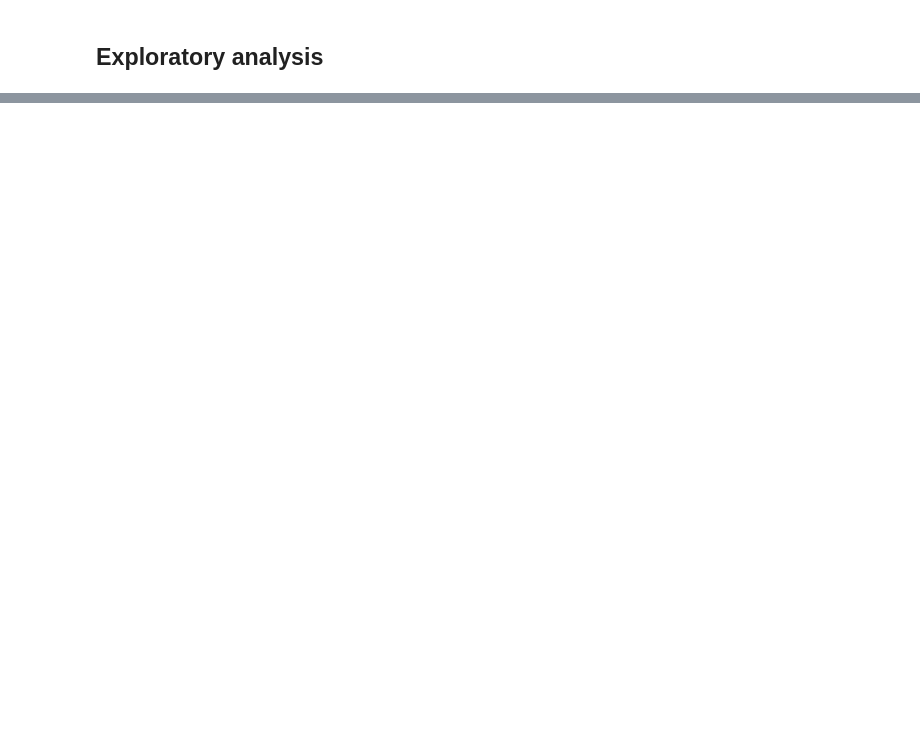
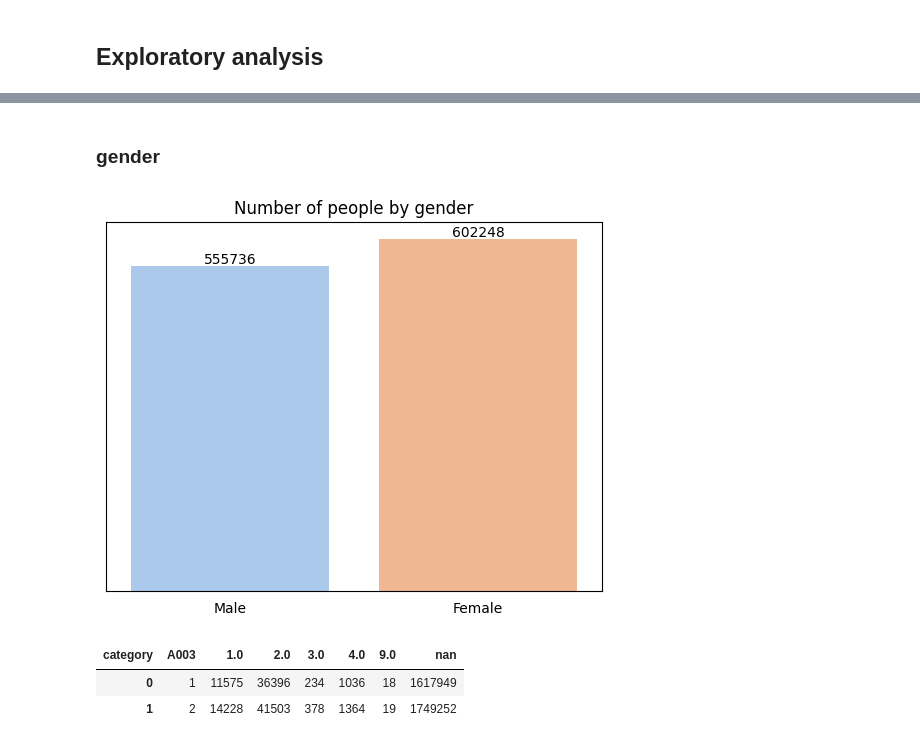
Before and after one commit to pathilink/HospAEinstein_test, a Jupyter notebook: notebook/pnad_eda.ipynb, the cells around one changed output, grey strips where cells are left out. Drawn from its saved outputs; the diff is of its cells as text; code cells hidden in the pictures; blank space fills up the shorter version.

```diff
--- a/notebook/pnad_eda.ipynb
+++ b/notebook/pnad_eda.ipynb
@@ -232,0 +293,34 @@ result_df.sample(5)
+# %% [markdown]
+### gender
+# %%
+ax = sns.countplot(data=result_df, x='A003', hue='A003', palette='pastel')
+
+# labels
+for container in ax.containers:
+    ax.bar_label(container, label_type='edge', fontsize=10)
+
+# adjust
+plt.title('Number of people by gender')
+ax.set(yticklabels=[])
+ax.set(ylabel=None)
+ax.set(xlabel=None)
+ax.tick_params(left=False)
+ax.tick_params(bottom=False)
+
+ax.set_xticks([0, 1])
+ax.set_xticklabels(['Male', 'Female'])
+
+plt.show()
+# %% [output]
+[figure, added]
+# %%
+gender_g = result_df \
+    .melt(id_vars='A003', value_vars=['B009B', 'B009D', 'B009F'], var_name='source', value_name='category') \
+    .groupby(['A003', 'category']).size().unstack(fill_value=0) \
+    .reset_index()
+
+gender_g
+# %% [output]
+| category | A003 | 1.0 | 2.0 | 3.0 | 4.0 | 9.0 | nan |
+| 0 | 1 | 11575 | 36396 | 234 | 1036 | 18 | 1617949 |
+| 1 | 2 | 14228 | 41503 | 378 | 1364 | 19 | 1749252 |
```
Also changed, not shown: parts of 39 cells of this notebook.
